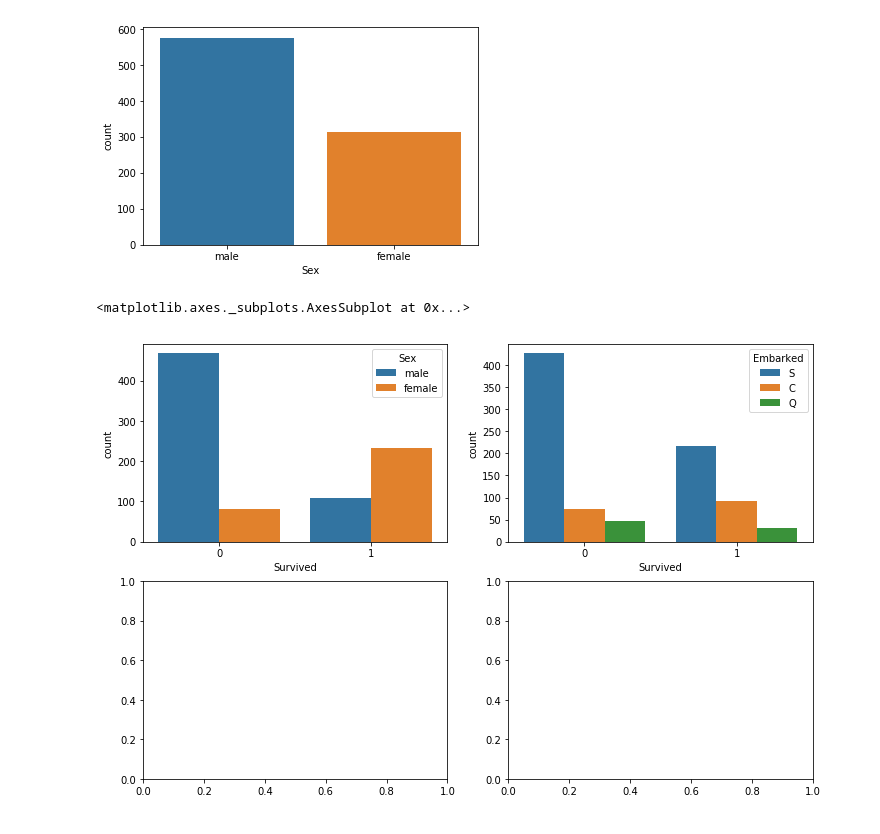
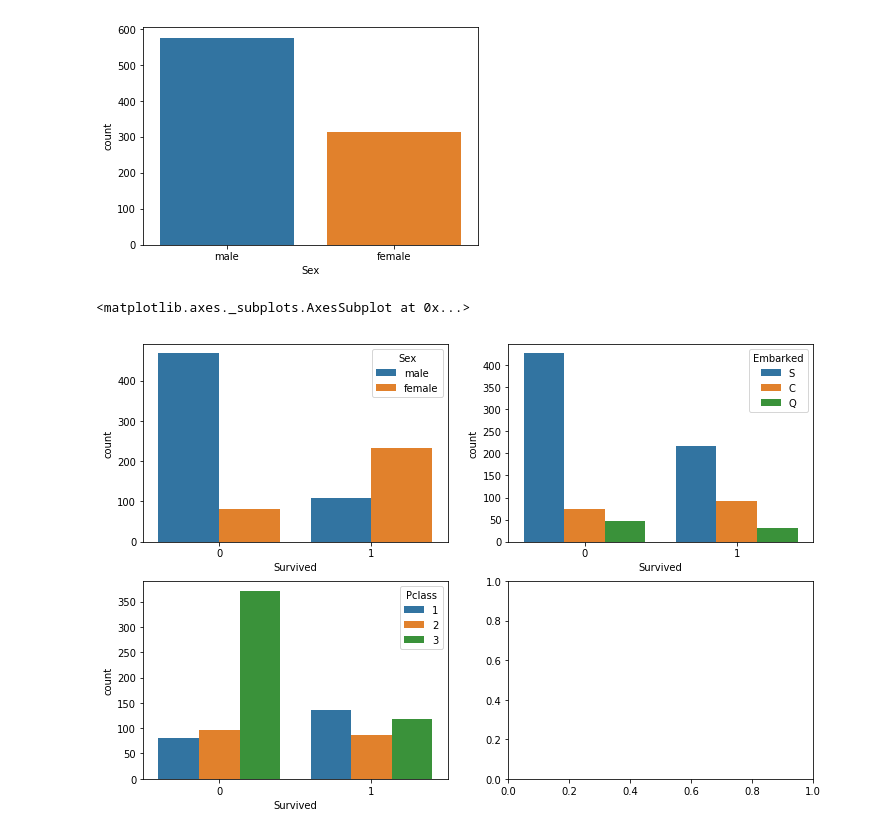
Before and after one commit to NicolasVILLETTE/titanic_machine_learning, a Jupyter notebook: titanic.ipynb, the cells around one changed output. Saved outputs shown, nothing was run; the diff lists cells and outputs as text; code cells hidden in the pictures.

```diff
--- a/titanic.ipynb
+++ b/titanic.ipynb
@@ -144,8 +91,9 @@ sns.countplot(data_train['Sex'],label="Sex")
 # %%
 fig, axarr = plt.subplots(2, 2, figsize=(12, 8))
 
 sns.countplot(x="Survived", hue="Sex", data=data_train, ax=axarr[0][0])
 sns.countplot(x="Survived", hue="Embarked", data=data_train, ax=axarr[0][1])
+sns.countplot(x="Survived", hue="Pclass", data=data_train, ax=axarr[1][0])
 # %% [output]
 <matplotlib.axes._subplots.AxesSubplot at 0x...>
-[figure, old version]
+[figure, new version]
```
Also changed, not shown: parts of 55 cells of this notebook.
